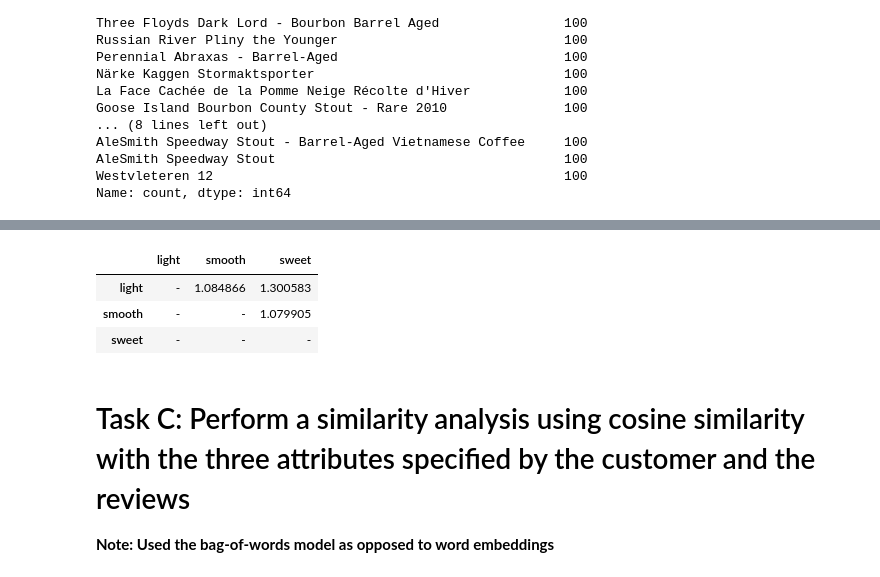
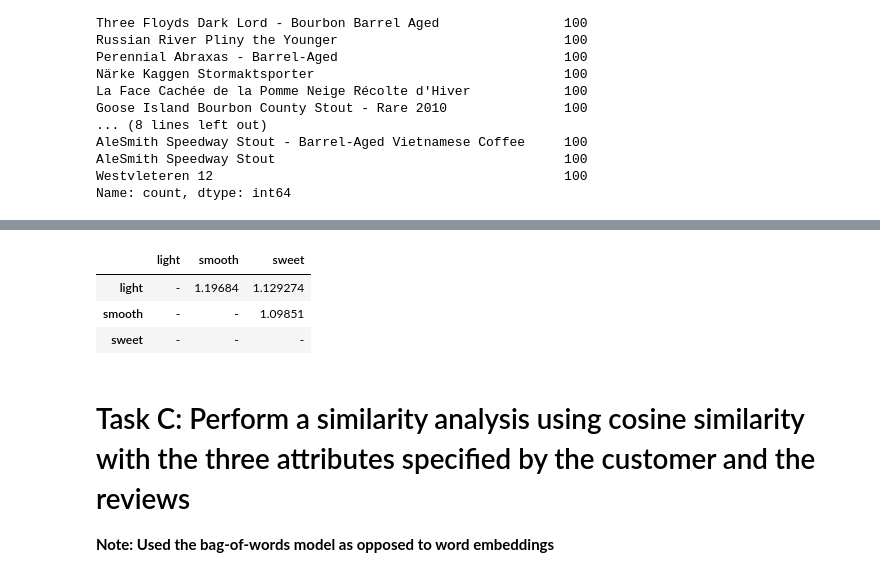
Before and after one commit to CarsonJMullen/Unstructured-Data-Analytics, a Jupyter notebook: Assignment 2/Crowdsourced Recommender System.ipynb, the cells around one changed output, grey strips where cells are left out. Saved outputs shown, nothing was run; the diff lists cells and outputs as text; code cells hidden in the pictures.

```diff
--- a/Assignment 2/Crowdsourced Recommender System.ipynb
+++ b/Assignment 2/Crowdsourced Recommender System.ipynb
@@ -434,36 +440,36 @@ def main(df, top_10_brands_list, window=50):
 
     # Ensure all attributes are present in both axes
     all_attributes = sorted(set(input_attributes))
     lift_matrix = lift_matrix.reindex(index=all_attributes, columns=all_attributes)
 
     # Replace missing values with 0
     lift_matrix = lift_matrix.fillna(0)
 
     # Convert DataFrame to object type to allow setting string values
     lift_matrix = lift_matrix.astype(object)
 
     # Set the diagonal and lower triangle to '-'
     for i in range(len(all_attributes)):
         lift_matrix.iloc[i, i] = '-'  # Set diagonal to '-'
         for j in range(i):
             lift_matrix.iloc[i, j] = '-'  # Set lower triangle to '-'
 
     # Remove labels from being displayed
     lift_matrix.index.name = None
     lift_matrix.columns.name = None
 
     # Return both lift_matrix and lift_df
     return lift_matrix, lift_df
 
 # Execute the main function and capture the lift matrix and lift DataFrame
-lift_matrix, lift_df = main(df, input_attributes, window=50)
+lift_matrix, lift_df = main(df, input_attributes, window=5000)
 
 # Display the lift matrix as a DataFrame
 lift_matrix
 # %% [output]
 |  | light | smooth | sweet |
-| light | - | 1.084866 | 1.300583 |
-| smooth | - | - | 1.079905 |
+| light | - | 1.19684 | 1.129274 |
+| smooth | - | - | 1.09851 |
 | sweet | - | - | - |
 # %% [markdown]
 # Task C: Perform a similarity analysis using cosine similarity with the three attributes specified by the customer and the reviews
```
Also changed, not shown: parts of 14 cells of this notebook, 2 other files.
